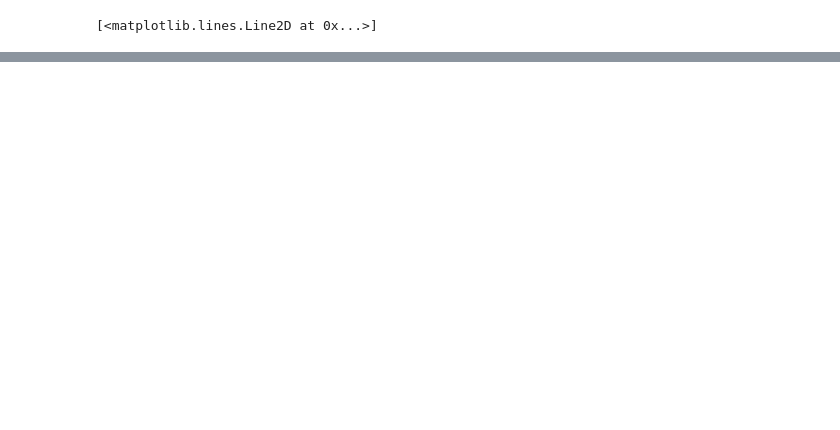
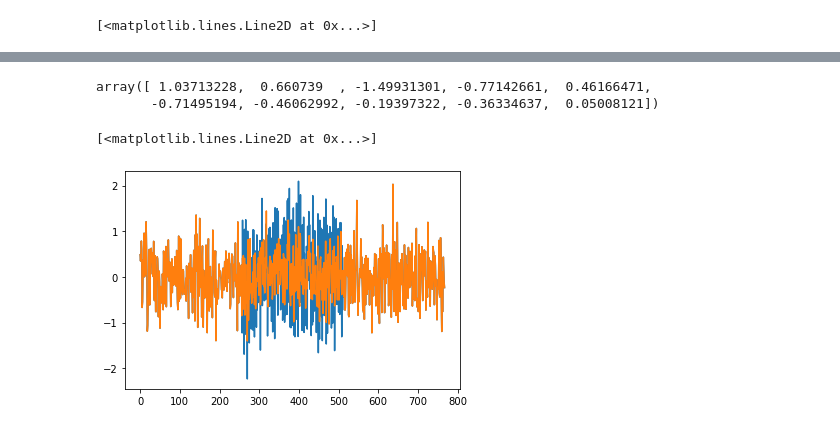
Before and after one commit to saewoonam/gburg-usound, a Jupyter notebook: correlation.ipynb, the cells around one changed output, grey strips where cells are left out. Drawn from its saved outputs; the diff is of its cells as text; code cells hidden in the pictures; blank space fills up the shorter version.

```diff
--- a/correlation.ipynb
+++ b/correlation.ipynb
@@ -97,0 +106,26 @@ plt.plot(g[255:] - crossP)
+# %%
+np.random.normal(size=10)
+# %% [output]
+array([ 1.03713228,  0.660739  , -1.49931301, -0.77142661,  0.46166471,
+       -0.71495194, -0.46062992, -0.19397322, -0.36334637,  0.05008121])
+# %%
+x = np.zeros(12*64)
+width = 4e-3
+f = 25000
+fs = 64000
+t = np.arange(fs*width) / fs
+
+phi = np.pi / 4
+cosine = np.cos(2*np.pi*f*t + phi)
+
+noise = 0.5 * np.random.normal(size=len(x))
+x += noise
+
+x[256:(256+len(cosine))] += cosine
+# %%
+%matplotlib inline
+plt.plot(x)
+plt.plot(noise)
+# %% [output]
+[<matplotlib.lines.Line2D at 0x...>]
+[figure, added]
```
Also changed, not shown: parts of 6 cells of this notebook, 8 other files.
